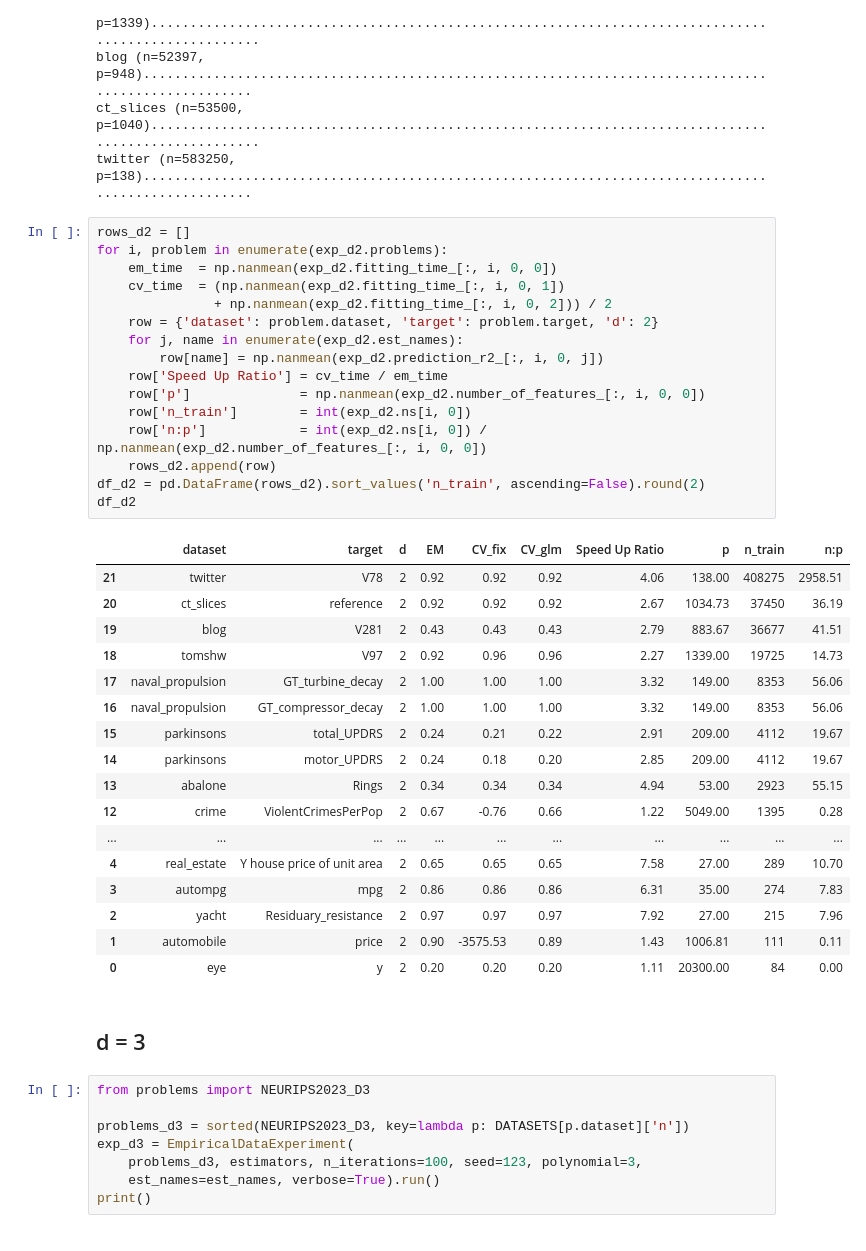
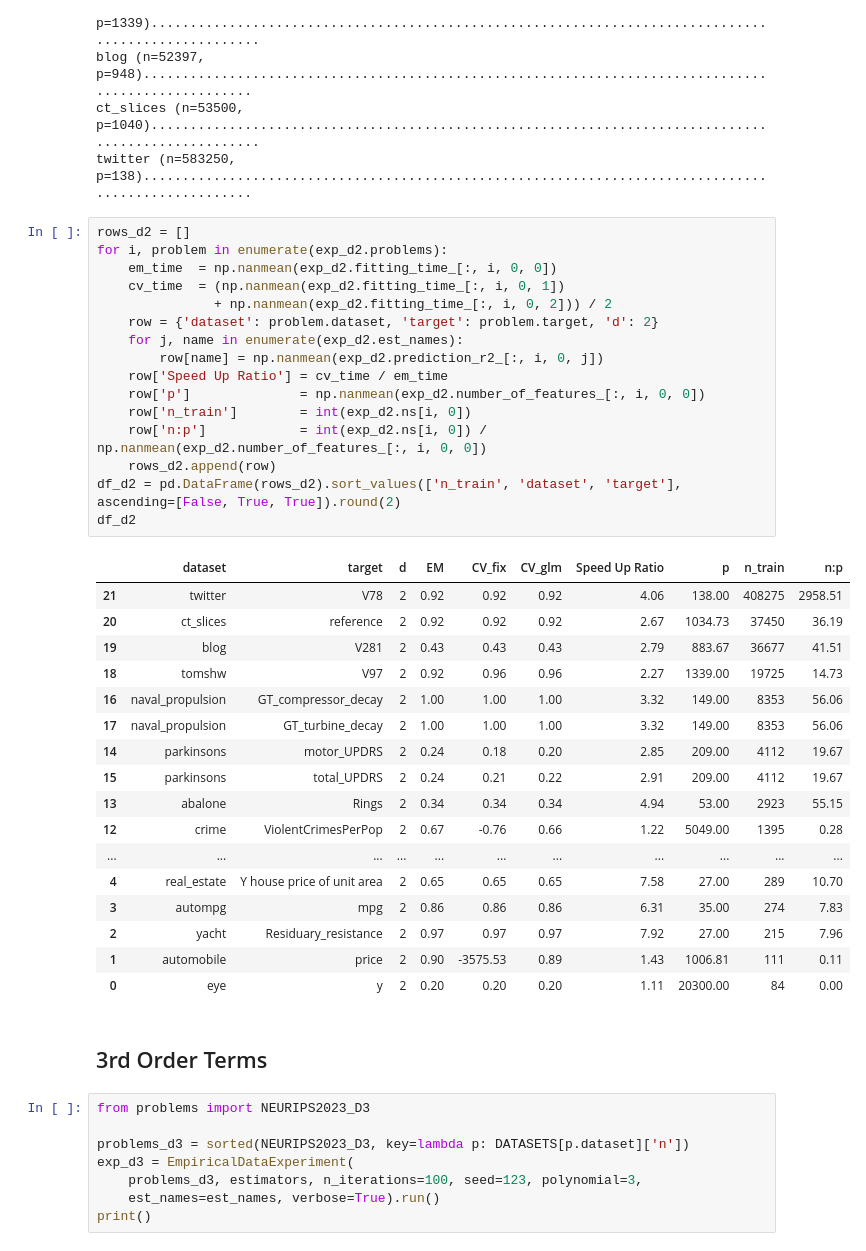
Before and after one commit to marioboley/fastridge, a Jupyter notebook: experiments/real_data_neurips2023.ipynb, the cells around one changed output. Cells and saved outputs as stored; diff of their text form.

```diff
--- a/experiments/real_data_neurips2023.ipynb
+++ b/experiments/real_data_neurips2023.ipynb
@@ -131,29 +132,29 @@ twitter (n=583250, p=138).......................................................
 # %%
 rows_d2 = []
 for i, problem in enumerate(exp_d2.problems):
     em_time  = np.nanmean(exp_d2.fitting_time_[:, i, 0, 0])
     cv_time  = (np.nanmean(exp_d2.fitting_time_[:, i, 0, 1])
                + np.nanmean(exp_d2.fitting_time_[:, i, 0, 2])) / 2
     row = {'dataset': problem.dataset, 'target': problem.target, 'd': 2}
     for j, name in enumerate(exp_d2.est_names):
         row[name] = np.nanmean(exp_d2.prediction_r2_[:, i, 0, j])
     row['Speed Up Ratio'] = cv_time / em_time
     row['p']              = np.nanmean(exp_d2.number_of_features_[:, i, 0, 0])
     row['n_train']        = int(exp_d2.ns[i, 0])
     row['n:p']            = int(exp_d2.ns[i, 0]) / np.nanmean(exp_d2.number_of_features_[:, i, 0, 0])
     rows_d2.append(row)
-df_d2 = pd.DataFrame(rows_d2).sort_values('n_train', ascending=False).round(2)
+df_d2 = pd.DataFrame(rows_d2).sort_values(['n_train', 'dataset', 'target'], ascending=[False, True, True]).round(2)
 df_d2
 # %% [output]
 |  | dataset | target | d | EM | CV_fix | CV_glm | Speed Up Ratio | p | n_train | n:p |
 | 21 | twitter | V78 | 2 | 0.92 | 0.92 | 0.92 | 4.06 | 138.00 | 408275 | 2958.51 |
 | 20 | ct_slices | reference | 2 | 0.92 | 0.92 | 0.92 | 2.67 | 1034.73 | 37450 | 36.19 |
 | 19 | blog | V281 | 2 | 0.43 | 0.43 | 0.43 | 2.79 | 883.67 | 36677 | 41.51 |
 | 18 | tomshw | V97 | 2 | 0.92 | 0.96 | 0.96 | 2.27 | 1339.00 | 19725 | 14.73 |
+| 16 | naval_propulsion | GT_compressor_decay | 2 | 1.00 | 1.00 | 1.00 | 3.32 | 149.00 | 8353 | 56.06 |
 | 17 | naval_propulsion | GT_turbine_decay | 2 | 1.00 | 1.00 | 1.00 | 3.32 | 149.00 | 8353 | 56.06 |
-| 16 | naval_propulsion | GT_compressor_decay | 2 | 1.00 | 1.00 | 1.00 | 3.32 | 149.00 | 8353 | 56.06 |
+| 14 | parkinsons | motor_UPDRS | 2 | 0.24 | 0.18 | 0.20 | 2.85 | 209.00 | 4112 | 19.67 |
 | 15 | parkinsons | total_UPDRS | 2 | 0.24 | 0.21 | 0.22 | 2.91 | 209.00 | 4112 | 19.67 |
-| 14 | parkinsons | motor_UPDRS | 2 | 0.24 | 0.18 | 0.20 | 2.85 | 209.00 | 4112 | 19.67 |
 | 13 | abalone | Rings | 2 | 0.34 | 0.34 | 0.34 | 4.94 | 53.00 | 2923 | 55.15 |
 | 12 | crime | ViolentCrimesPerPop | 2 | 0.67 | -0.76 | 0.66 | 1.22 | 5049.00 | 1395 | 0.28 |
 | ... | ... | ... | ... | ... | ... | ... | ... | ... | ... | ... |
@@ -163,7 +164,7 @@ df_d2
 | 1 | automobile | price | 2 | 0.90 | -3575.53 | 0.89 | 1.43 | 1006.81 | 111 | 0.11 |
 | 0 | eye | y | 2 | 0.20 | 0.20 | 0.20 | 1.11 | 20300.00 | 84 | 0.00 |
 # %% [markdown]
-## d = 3
+## 3rd Order Terms
 # %%
 from problems import NEURIPS2023_D3
 
```
Also changed, not shown: parts of 5 cells of this notebook.
